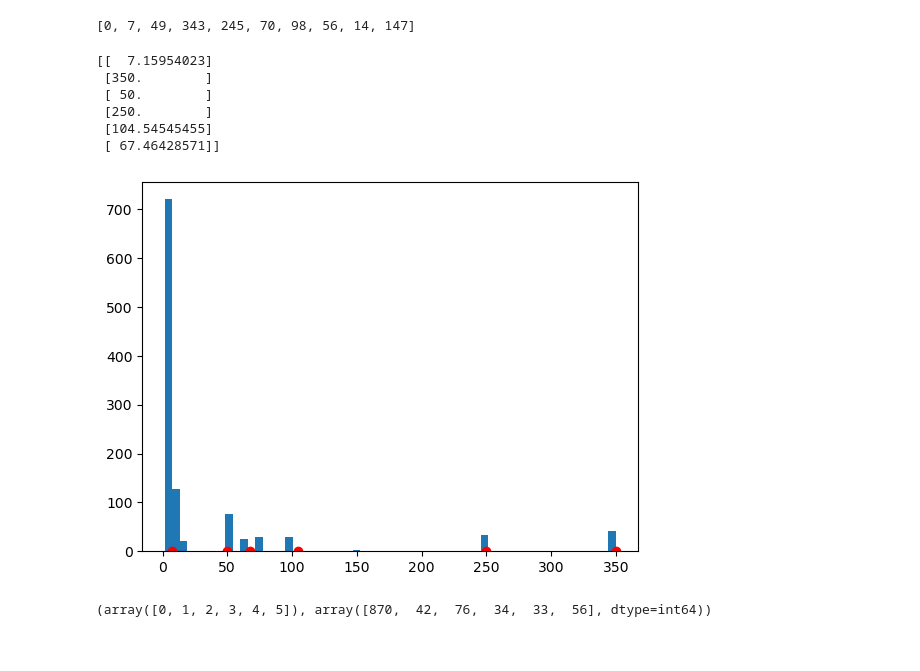
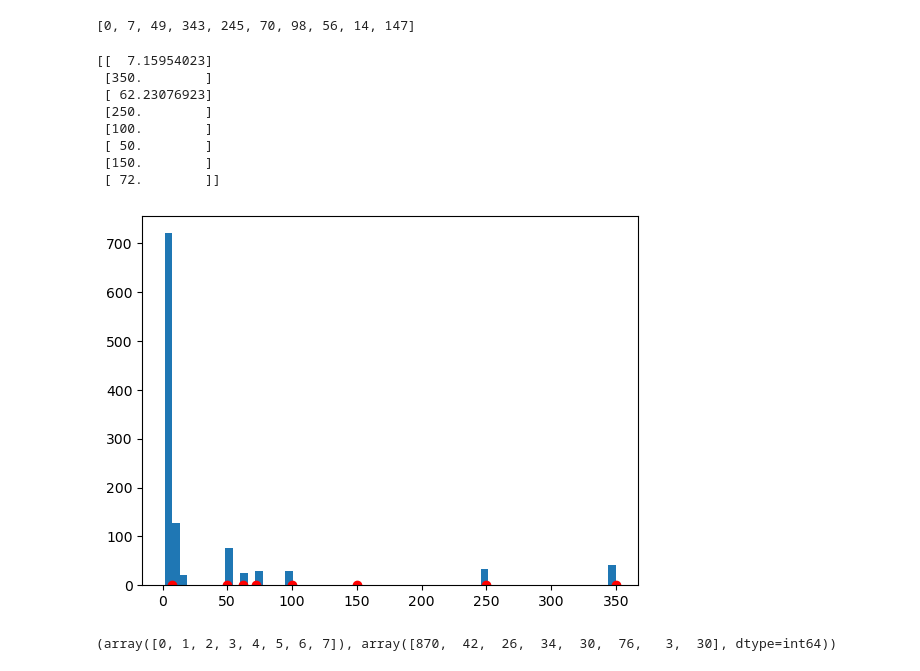
Before and after one commit to Stanford-Sustainable-Systems-Lab/pamodpy, a Jupyter notebook: pamodpy/data/SF_charging_data_preprocessing.ipynb, the cells around one changed output. Saved outputs shown, nothing was run; the diff lists cells and outputs as text; code cells hidden in the pictures.

```diff
--- a/pamodpy/data/SF_charging_data_preprocessing.ipynb
+++ b/pamodpy/data/SF_charging_data_preprocessing.ipynb
@@ -433,25 +433,27 @@ print(list(reversed(bin_edges[np.argsort(hist)[-10:]])))
 # %%
 # Cluster the power output values into 6 clusters
 from sklearn.cluster import KMeans
-kmeans = KMeans(n_clusters=6)
+kmeans = KMeans(n_clusters=8)
 kmeans.fit(power_output.reshape(-1, 1))
 print(kmeans.cluster_centers_)
 
 # Plot the histogram of power output values and the cluster centers
 plt.figure()
 plt.hist(power_output, bins=60)
-plt.plot(kmeans.cluster_centers_, np.zeros(6), 'ro')
+plt.plot(kmeans.cluster_centers_, np.zeros(8), 'ro')
 plt.show()
 
 
 # Print the count of each cluster
 print(np.unique(kmeans.labels_, return_counts=True))
 # %% [output]
 [[  7.15954023]
  [350.        ]
+ [ 62.23076923]
+ [250.        ]
+ [100.        ]
  [ 50.        ]
- [250.        ]
- [104.54545455]
- [ 67.46428571]]
+ [150.        ]
+ [ 72.        ]]
-[figure, old version]
+[figure, new version]
-(array([0, 1, 2, 3, 4, 5]), array([870,  42,  76,  34,  33,  56], dtype=int64))
+(array([0, 1, 2, 3, 4, 5, 6, 7]), array([870,  42,  26,  34,  30,  76,   3,  30], dtype=int64))
```
Also changed, not shown: parts of 4 cells of this notebook.
